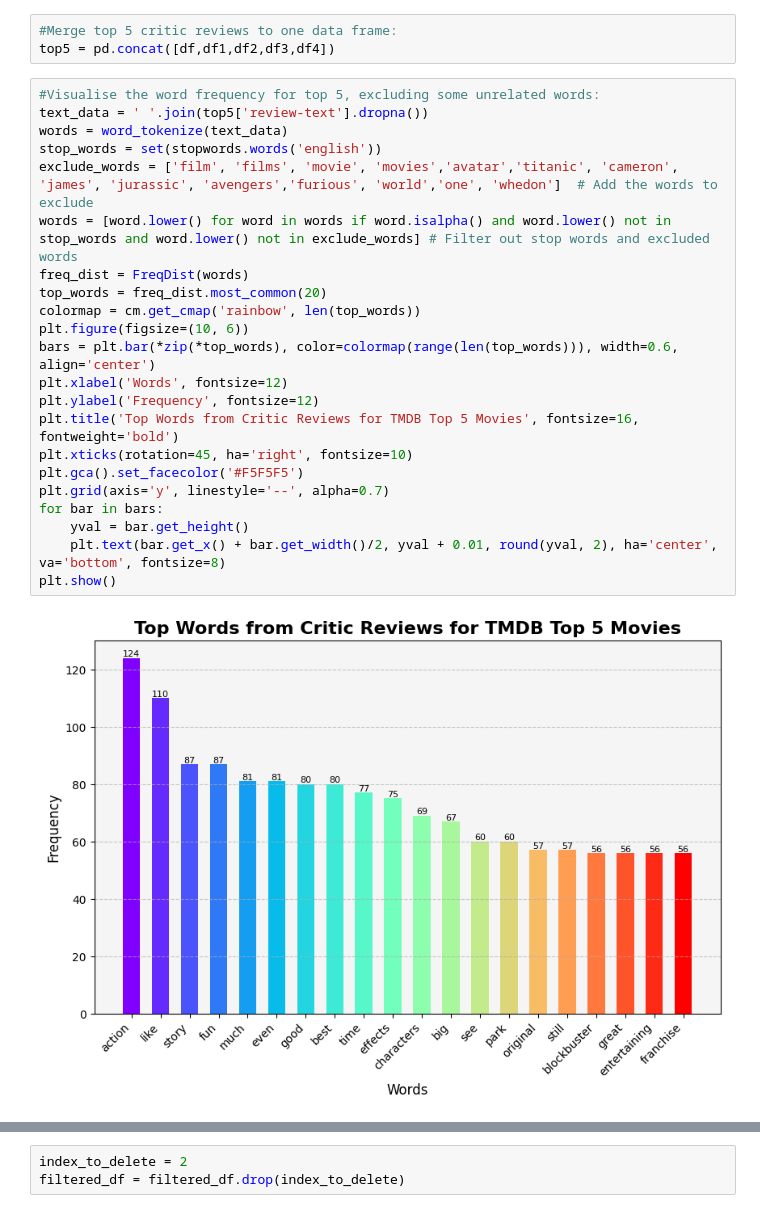
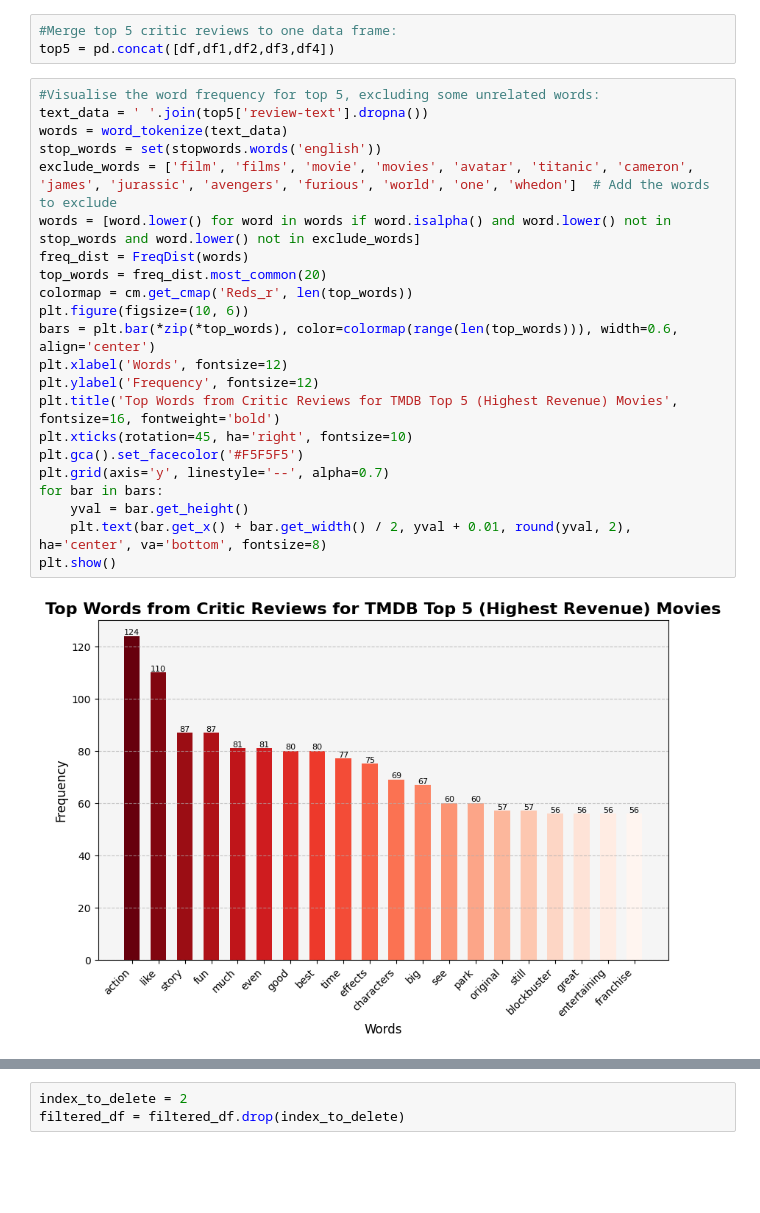
Before and after one commit to khou128/QM2, a Jupyter notebook: Project_NLP.ipynb, the cells around one changed output, grey strips where cells are left out. Saved outputs shown, nothing was run; the diff lists cells and outputs as text; blank space fills up the shorter version.

```diff
--- a/Project_NLP.ipynb
+++ b/Project_NLP.ipynb
@@ -339,27 +340,27 @@ top5 = pd.concat([df,df1,df2,df3,df4])
 # %%
 #Visualise the word frequency for top 5, excluding some unrelated words:
 text_data = ' '.join(top5['review-text'].dropna())
 words = word_tokenize(text_data)
 stop_words = set(stopwords.words('english'))
-exclude_words = ['film', 'films', 'movie', 'movies','avatar','titanic', 'cameron', 'james', 'jurassic', 'avengers','furious', 'world','one', 'whedon']  # Add the words to exclude
-words = [word.lower() for word in words if word.isalpha() and word.lower() not in stop_words and word.lower() not in exclude_words] # Filter out stop words and excluded words
+exclude_words = ['film', 'films', 'movie', 'movies', 'avatar', 'titanic', 'cameron', 'james', 'jurassic', 'avengers', 'furious', 'world', 'one', 'whedon']  # Add the words to exclude
+words = [word.lower() for word in words if word.isalpha() and word.lower() not in stop_words and word.lower() not in exclude_words]
 freq_dist = FreqDist(words)
 top_words = freq_dist.most_common(20)
-colormap = cm.get_cmap('rainbow', len(top_words))
+colormap = cm.get_cmap('Reds_r', len(top_words))
 plt.figure(figsize=(10, 6))
 bars = plt.bar(*zip(*top_words), color=colormap(range(len(top_words))), width=0.6, align='center')
 plt.xlabel('Words', fontsize=12)
 plt.ylabel('Frequency', fontsize=12)
-plt.title('Top Words from Critic Reviews for TMDB Top 5 Movies', fontsize=16, fontweight='bold')
+plt.title('Top Words from Critic Reviews for TMDB Top 5 (Highest Revenue) Movies', fontsize=16, fontweight='bold')
 plt.xticks(rotation=45, ha='right', fontsize=10)
 plt.gca().set_facecolor('#F5F5F5')
 plt.grid(axis='y', linestyle='--', alpha=0.7)
 for bar in bars:
     yval = bar.get_height()
-    plt.text(bar.get_x() + bar.get_width()/2, yval + 0.01, round(yval, 2), ha='center', va='bottom', fontsize=8)
+    plt.text(bar.get_x() + bar.get_width() / 2, yval + 0.01, round(yval, 2), ha='center', va='bottom', fontsize=8)
 plt.show()
 # %% [output]
-[figure, old version]
+[figure, new version]
 # %% [markdown]
 We can see that it is mostly positive adjectives that associate with the top 5 movies, such as 'like', 'fun', and 'good'. Therefore, it can be interpreted that for popular movie reviews, they tend to be uniform in nature, and the reviews are mostly positive.
 
```
Also changed, not shown: parts of 8 cells of this notebook.
